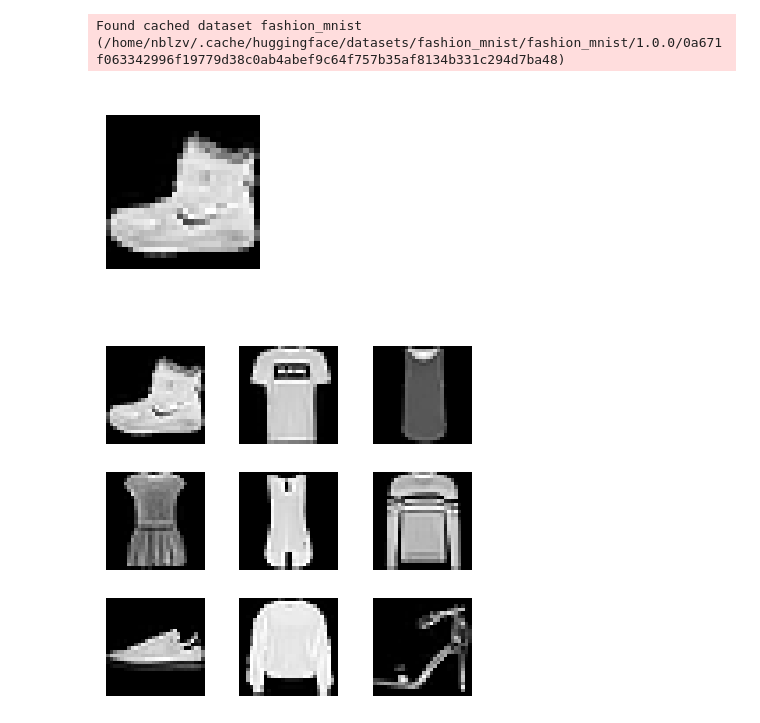
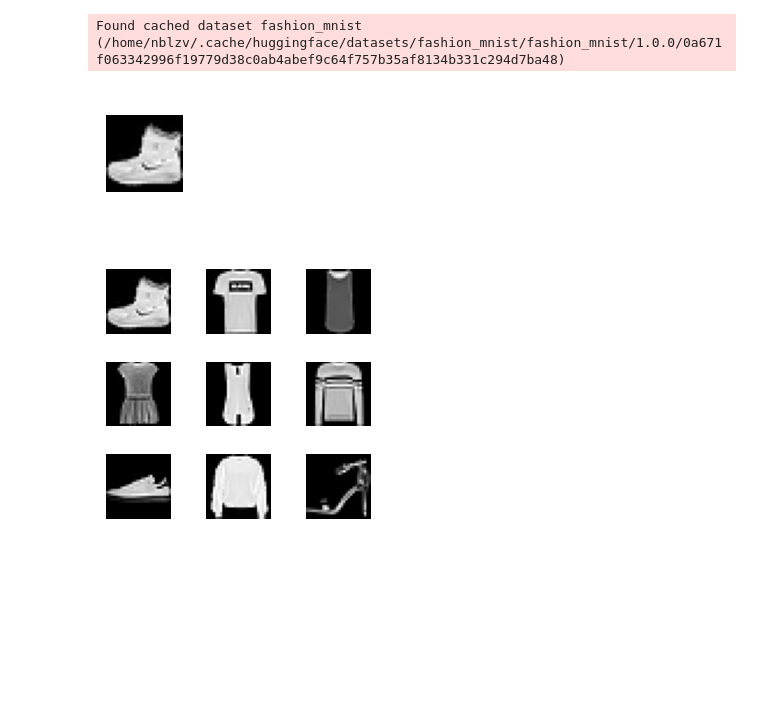
Before and after one commit to nblzv/fastai_course22p2, a Jupyter notebook: 07_autoencoder.ipynb, the cells around one changed output. Drawn from its saved outputs; the diff is of its cells as text; code cells hidden in the pictures; blank space fills up the shorter version.

```diff
--- a/07_autoencoder.ipynb
+++ b/07_autoencoder.ipynb
@@ -22,16 +22,16 @@ tdsd = dsd.with_transform(
 # %%
 dl = mind.DataLoader.hf(tdsd["train"])
 batch = mind.first(dl)
-minplt.show_img(batch[0][0], minplt.PlotOpts(title=batch[1][0], figsize=(2, 2)))
+minplt.show_img(batch[0][0], minplt.PlotOpts(title=batch[1][0], figsize=(1, 1)))
 # %% [output]
-[figure, old version]
+[figure, new version]
 # %%
 opts = minplt.PlotOpts(rows=3,
                        cols=3,
-                       figsize=(4, 4),
+                       figsize=(3, 3),
                        title="Batch",
                        titles=[[x, -x] for x in batch[1]])
 minplt.show_batch(batch[0], opts)
 # %% [output]
-[figure, old version]
+[figure, new version]
 # %%
```
Also changed, not shown: parts of 2 cells of this notebook, 6 other files.
